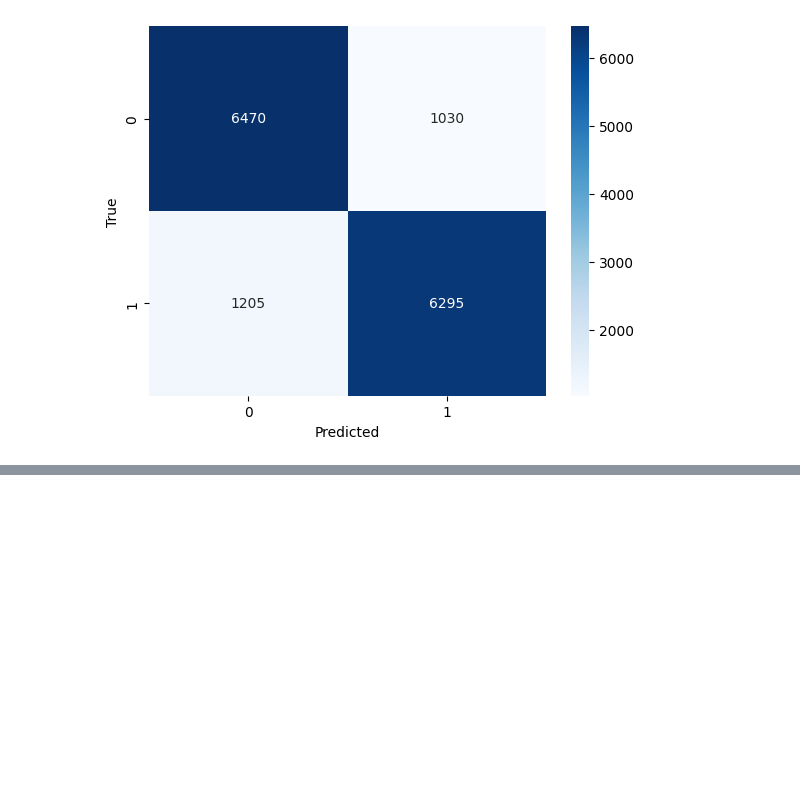
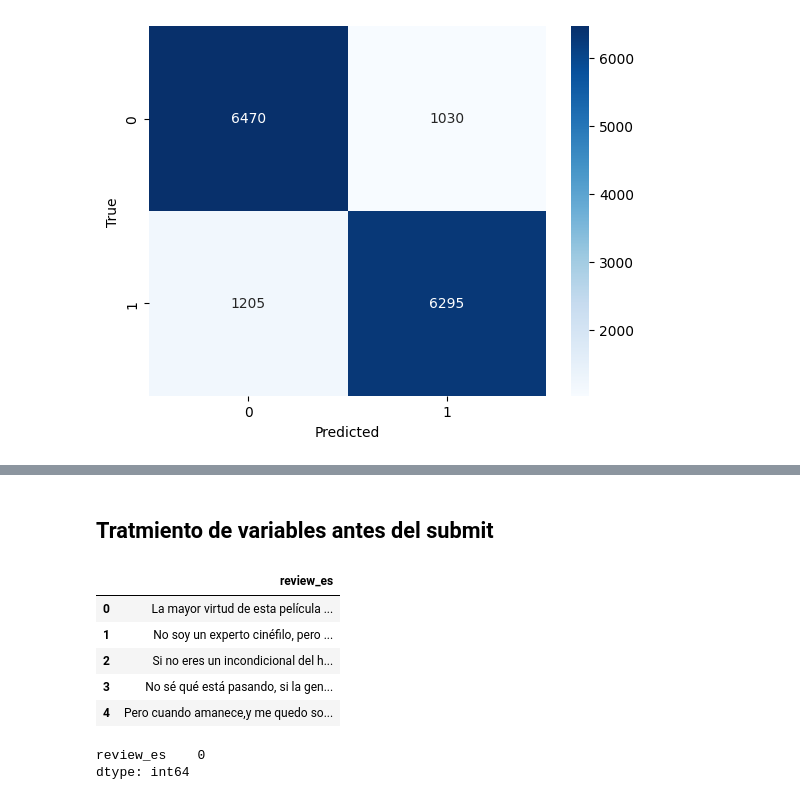
Before and after one commit to franciscoL0pez/TrabajosPracticosOrganizacionDeDatos1C2023, a Jupyter notebook: 7506R-1C2023-GRUPO17.ipynb, the cells around one changed output, grey strips where cells are left out. Cells and saved outputs as stored; diff of their text form; code cells hidden in the pictures; blank space fills up the shorter version.

```diff
--- a/7506R-1C2023-GRUPO17.ipynb
+++ b/7506R-1C2023-GRUPO17.ipynb
@@ -145,0 +196,22 @@ weighted avg       0.85      0.85      0.85     15000
+# %% [markdown]
+## Tratmiento de variables antes del submit
+# %%
+df_test = pd.read_csv('test.csv')
+df_copy_id_test = df_test['ID'] #copio el id y lo quito del dataframe
+df_test.drop(['ID'], axis='columns', inplace=True)
+df_test.head(5)
+# %% [output]
+|  | review_es |
+| 0 | La mayor virtud de esta película ... |
+| 1 | No soy un experto cinéfilo, pero ... |
+| 2 | Si no eres un incondicional del h... |
+| 3 | No sé qué está pasando, si la gen... |
+| 4 | Pero cuando amanece,y me quedo so... |
+# %%
+#Paso los objects a strings y reviso los datos faltantes
+df_test['review_es'] = df_test['review_es'].astype('string')
+datos_faltantes_test = df_test.isnull().sum()
+print(datos_faltantes_test)
+# %% [output]
+review_es    0
+dtype: int64
```
Also changed, not shown: parts of 15 cells of this notebook, 2 other files.
